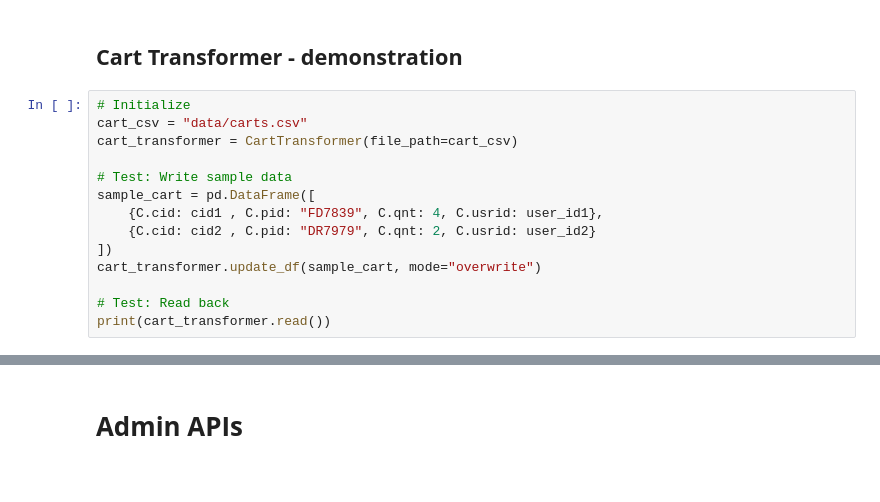
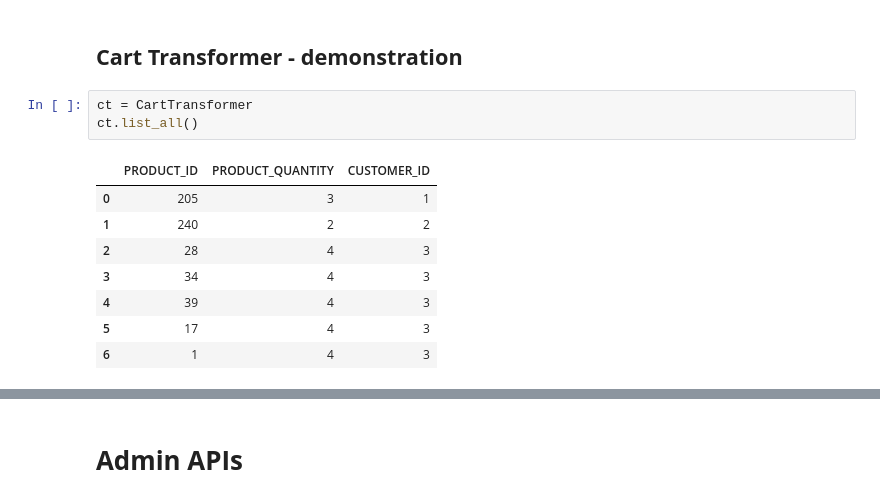
Before and after one commit to surnella/EStore, a Jupyter notebook: notebooks/EStore.ipynb, the cells around one changed output, grey strips where cells are left out. Saved outputs shown, nothing was run; the diff lists cells and outputs as text.

```diff
--- a/notebooks/EStore.ipynb
+++ b/notebooks/EStore.ipynb
@@ -133,18 +124,16 @@ purchase_transformer.read()
 # %% [markdown]
 ## **Cart Transformer - demonstration**
-# %%
-# Initialize
-cart_csv = "data/carts.csv"
-cart_transformer = CartTransformer(file_path=cart_csv)
-
-# Test: Write sample data
-sample_cart = pd.DataFrame([
-    {C.cid: cid1 , C.pid: "FD7839", C.qnt: 4, C.usrid: user_id1},
-    {C.cid: cid2 , C.pid: "DR7979", C.qnt: 2, C.usrid: user_id2}
-])
-cart_transformer.update_df(sample_cart, mode="overwrite")
-
-# Test: Read back
-print(cart_transformer.read())
+# %%
+ct = CartTransformer
+ct.list_all()
+# %% [output]
+|  | PRODUCT_ID | PRODUCT_QUANTITY | CUSTOMER_ID |
+| 0 | 205 | 3 | 1 |
+| 1 | 240 | 2 | 2 |
+| 2 | 28 | 4 | 3 |
+| 3 | 34 | 4 | 3 |
+| 4 | 39 | 4 | 3 |
+| 5 | 17 | 4 | 3 |
+| 6 | 1 | 4 | 3 |
 # %% [markdown]
 # **Business logic - Helper functions**
```
Also changed, not shown: parts of 19 cells of this notebook, 7 other files.
